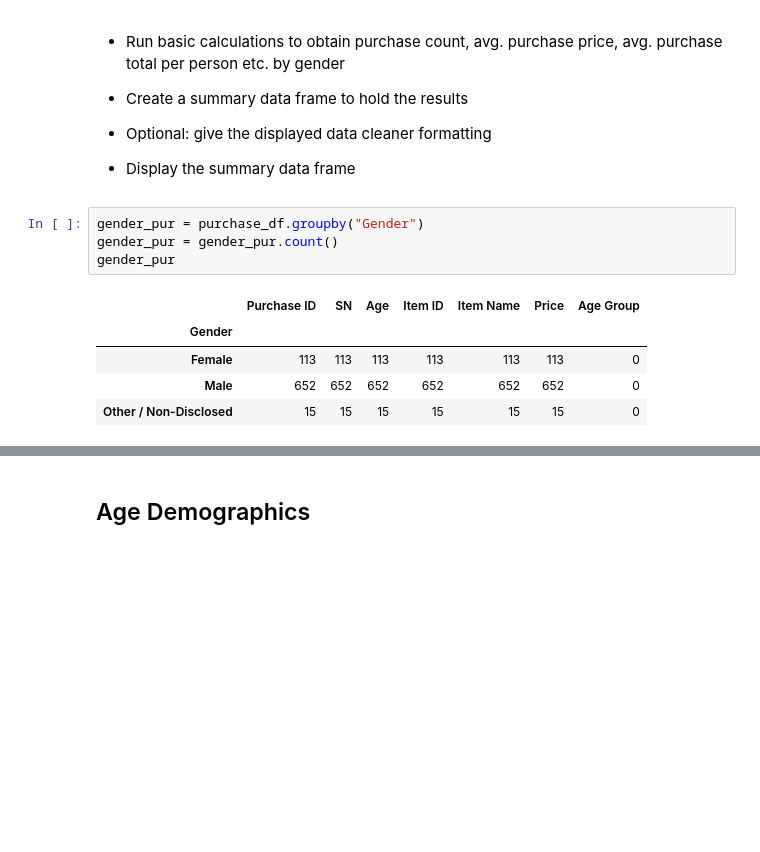
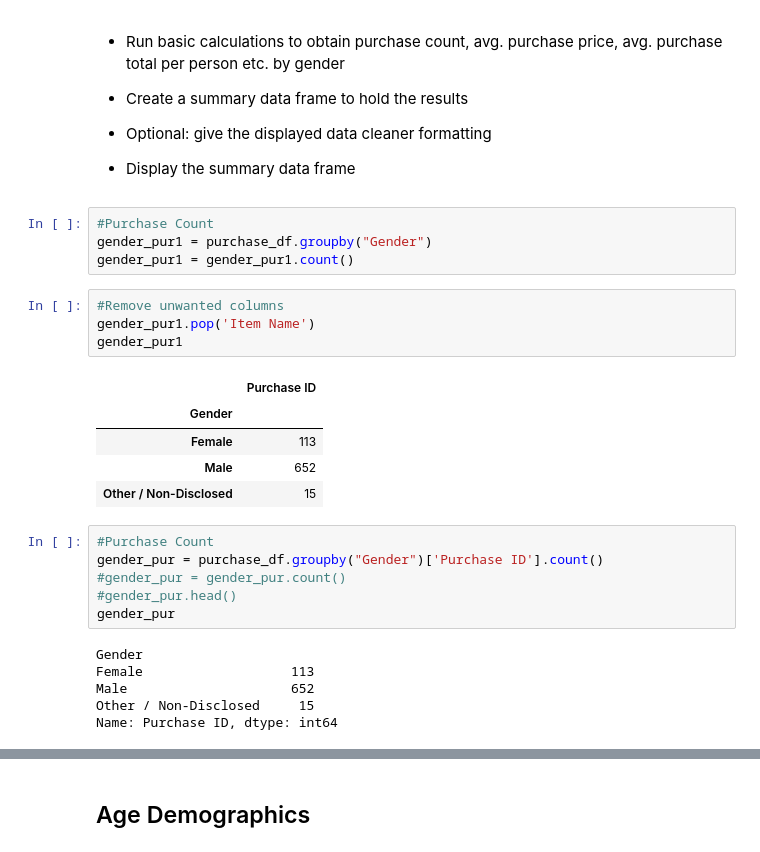
Before and after one commit to d-jenkins/pandas-challenge, a Jupyter notebook: HeroesOfPymoli/HeroesOfPymoli_final.ipynb, the cells around one changed output, grey strips where cells are left out. Drawn from its saved outputs; the diff is of its cells as text; blank space fills up the shorter version.

```diff
--- a/HeroesOfPymoli/HeroesOfPymoli_final.ipynb
+++ b/HeroesOfPymoli/HeroesOfPymoli_final.ipynb
@@ -165,13 +150,29 @@ gender_dem.head()
 
 
 * Display the summary data frame
+# %%
+#Purchase Count
+gender_pur1 = purchase_df.groupby("Gender")
+gender_pur1 = gender_pur1.count()
+# %%
+#Remove unwanted columns
+gender_pur1.pop('Item Name')
+gender_pur1
+# %% [output]
+|  | Purchase ID |
+| Gender |  |
+| Female | 113 |
+| Male | 652 |
+| Other / Non-Disclosed | 15 |
 # %%
-gender_pur = purchase_df.groupby("Gender")
-gender_pur = gender_pur.count()
+#Purchase Count
+gender_pur = purchase_df.groupby("Gender")['Purchase ID'].count()
+#gender_pur = gender_pur.count()
+#gender_pur.head()
 gender_pur
 # %% [output]
-|  | Purchase ID | SN | Age | Item ID | Item Name | Price | Age Group |
-| Gender |  |  |  |  |  |  |  |
-| Female | 113 | 113 | 113 | 113 | 113 | 113 | 0 |
-| Male | 652 | 652 | 652 | 652 | 652 | 652 | 0 |
-| Other / Non-Disclosed | 15 | 15 | 15 | 15 | 15 | 15 | 0 |
+Gender
+Female                   113
+Male                     652
+Other / Non-Disclosed     15
+Name: Purchase ID, dtype: int64
```
Also changed, not shown: parts of 13 cells of this notebook.
